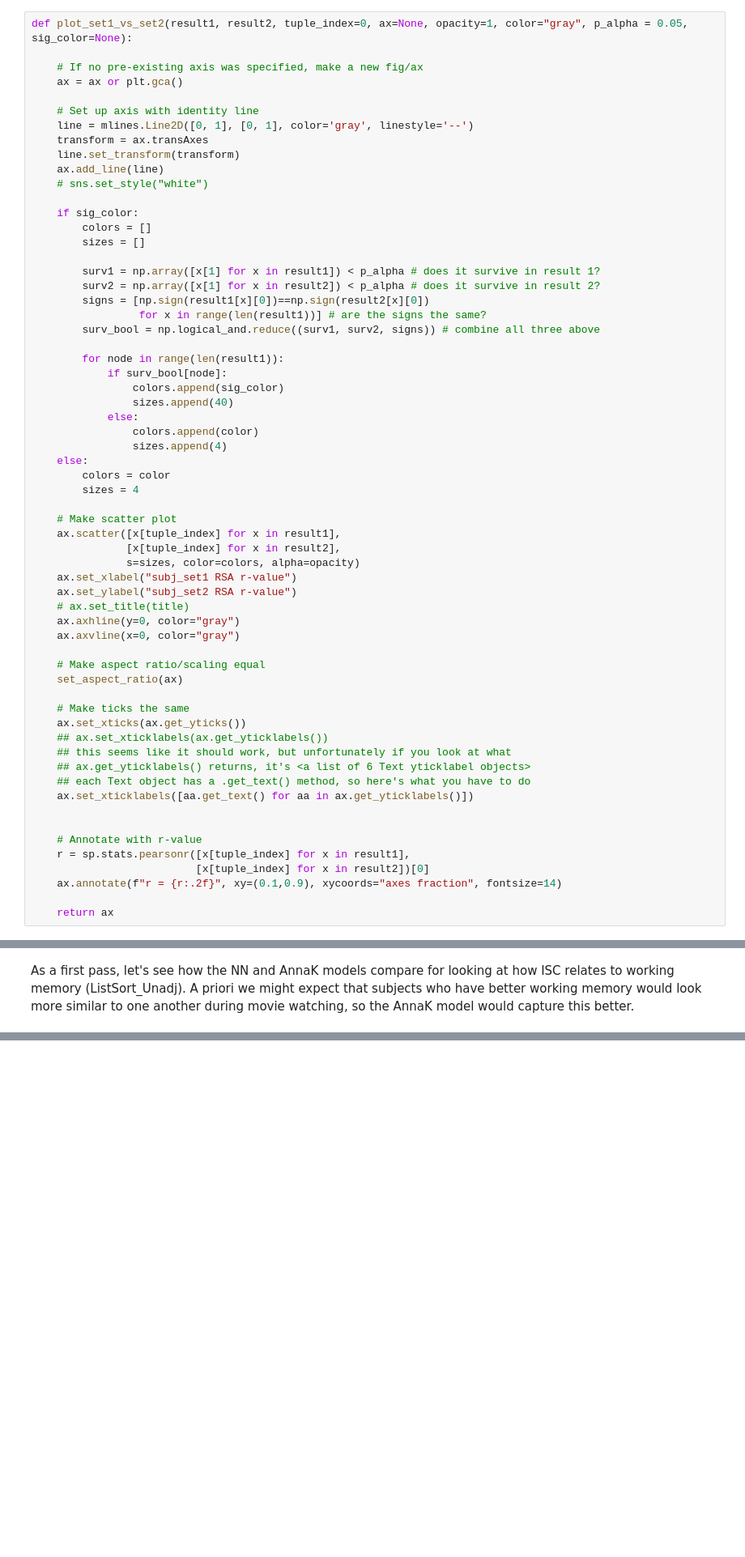
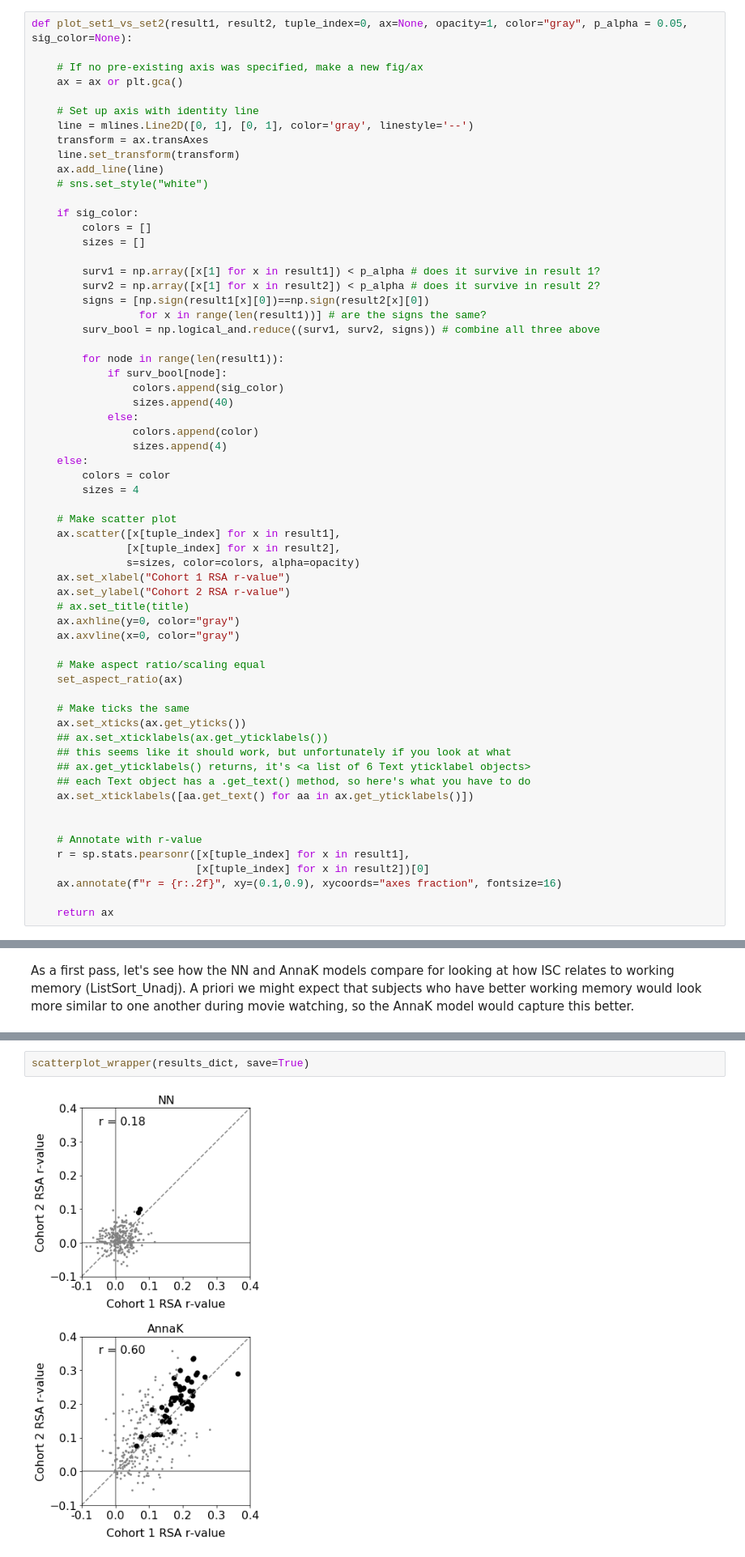
Before and after one commit to esfinn/intersubj_rsa, a Jupyter notebook: isRSA_HCP_demo.ipynb, the cells around one changed output, grey strips where cells are left out. Shown: that part at 81% size. Saved outputs shown, nothing was run; the diff lists cells and outputs as text; blank space fills up the shorter version.

```diff
--- a/isRSA_HCP_demo.ipynb
+++ b/isRSA_HCP_demo.ipynb
@@ -428,8 +407,8 @@ def plot_set1_vs_set2(result1, result2, tuple_index=0, ax=None, opacity=1, color
     ax.scatter([x[tuple_index] for x in result1],
                [x[tuple_index] for x in result2],
                s=sizes, color=colors, alpha=opacity)
-    ax.set_xlabel("subj_set1 RSA r-value")
-    ax.set_ylabel("subj_set2 RSA r-value")
+    ax.set_xlabel("Cohort 1 RSA r-value")
+    ax.set_ylabel("Cohort 2 RSA r-value")
     # ax.set_title(title)
     ax.axhline(y=0, color="gray")
     ax.axvline(x=0, color="gray")
@@ -449,7 +428,7 @@ def plot_set1_vs_set2(result1, result2, tuple_index=0, ax=None, opacity=1, color
     # Annotate with r-value
     r = sp.stats.pearsonr([x[tuple_index] for x in result1],
                           [x[tuple_index] for x in result2])[0]
-    ax.annotate(f"r = {r:.2f}", xy=(0.1,0.9), xycoords="axes fraction", fontsize=14)
+    ax.annotate(f"r = {r:.2f}", xy=(0.1,0.9), xycoords="axes fraction", fontsize=16)
 
     return ax
 # %%
@@ -670,3 +670,7 @@ Text(0.3, 0.98, 'ListSort_Unadj')
+# %%
+scatterplot_wrapper(results_dict, save=True)
+# %% [output]
+[figure, added]
 # %%
 intersection = np.zeros((268, len(models)))
 
```
Also changed, not shown: parts of 18 cells of this notebook, 23 other files.
